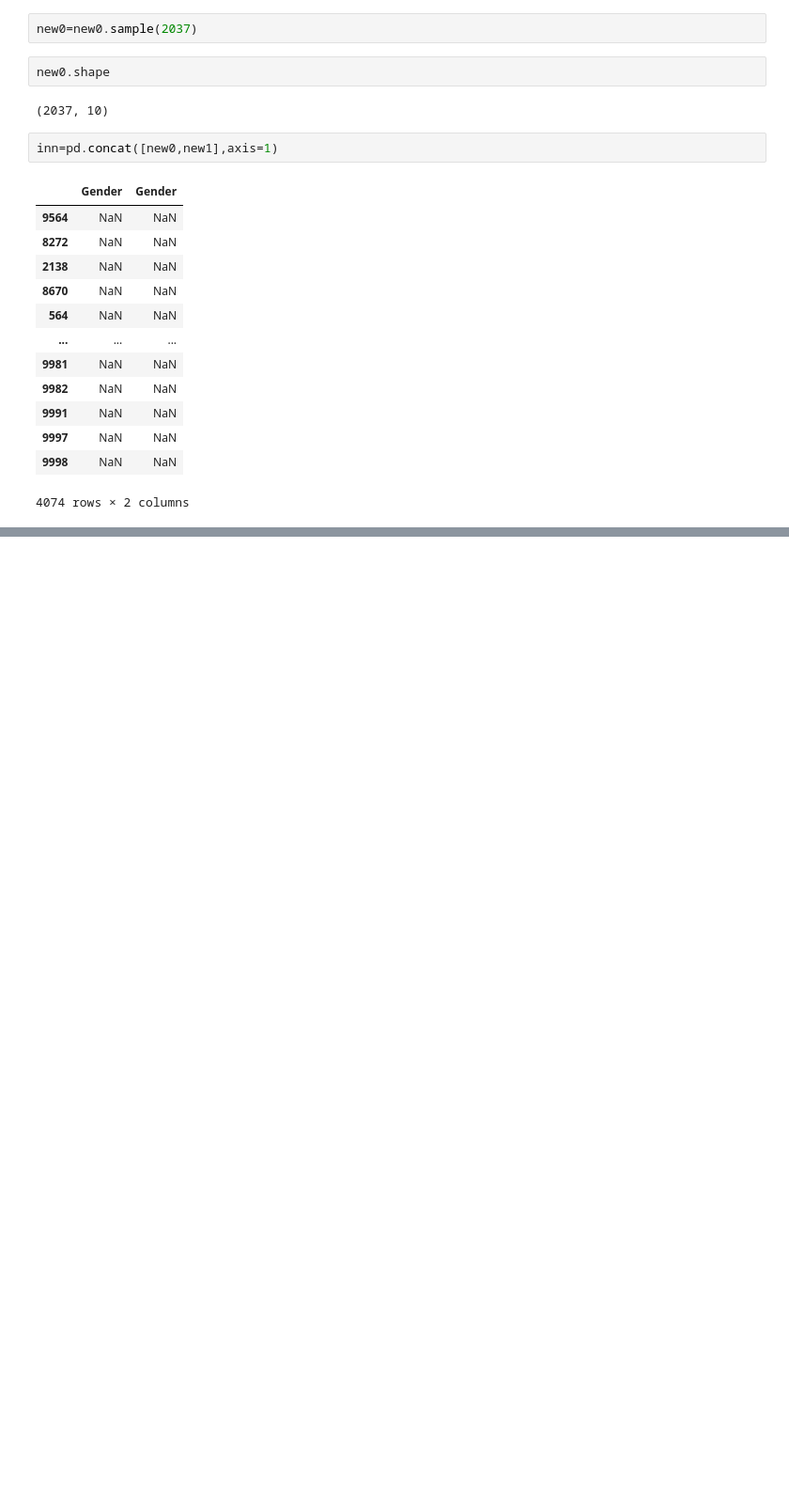
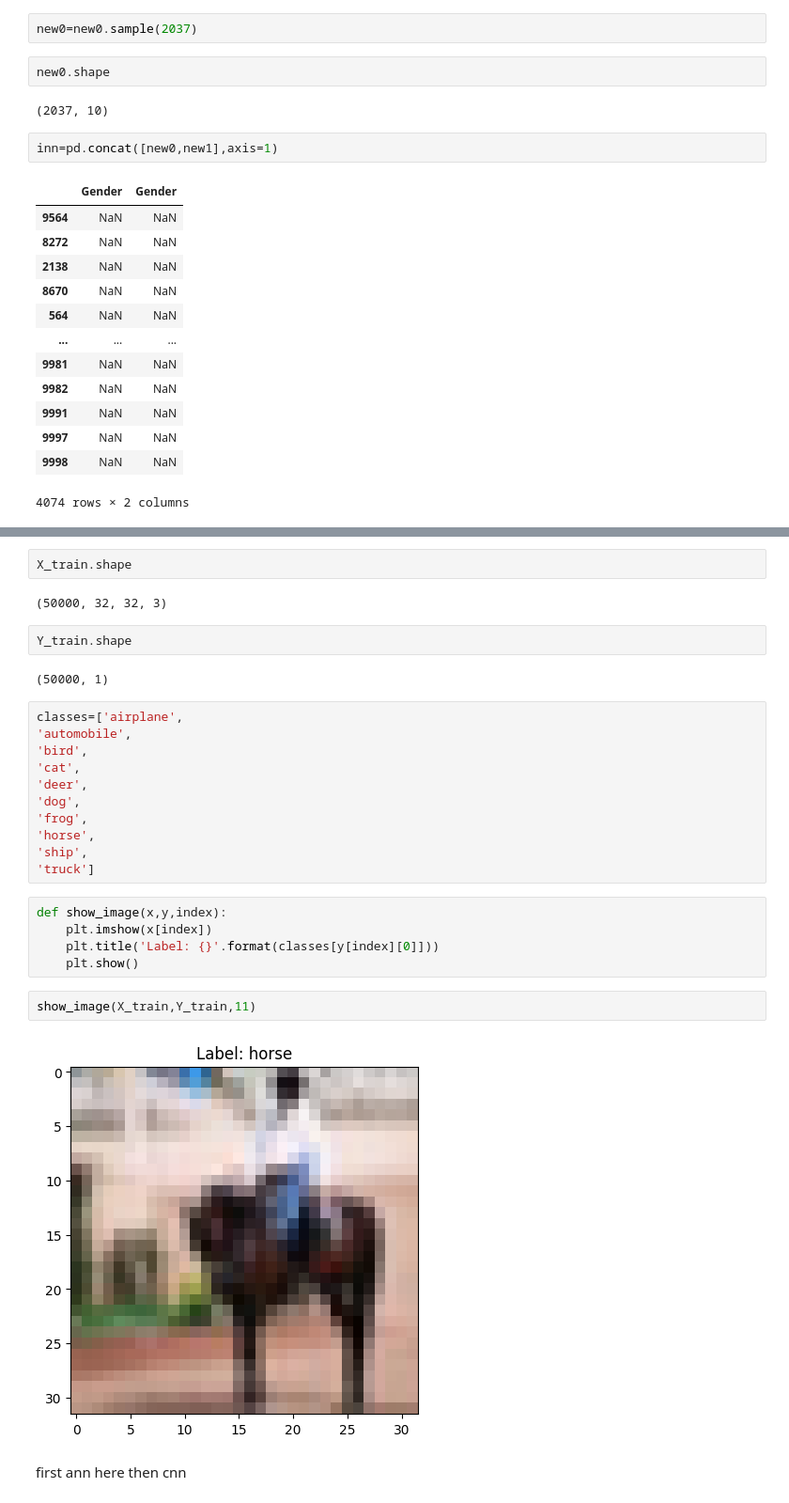
Before and after one commit to kailai-13/Neural_Networks_Hands_On, a Jupyter notebook: nnhandson.ipynb, the cells around one changed output, grey strips where cells are left out. Shown at 94% size. Cells and saved outputs as stored; diff of their text form; blank space fills up the shorter version.

```diff
--- a/nnhandson.ipynb
+++ b/nnhandson.ipynb
@@ -261,0 +265,30 @@ Downloading data from https://www.cs.toronto.edu/~kriz/cifar-10-python.tar.gz
+# %%
+X_train.shape
+# %% [output]
+(50000, 32, 32, 3)
+# %%
+Y_train.shape
+# %% [output]
+(50000, 1)
+# %%
+classes=['airplane',
+'automobile',
+'bird',
+'cat',
+'deer',
+'dog',
+'frog',
+'horse',
+'ship',
+'truck']
+# %%
+def show_image(x,y,index):
+    plt.imshow(x[index])
+    plt.title('Label: {}'.format(classes[y[index][0]]))
+    plt.show()
+# %%
+show_image(X_train,Y_train,11)
+# %% [output]
+[figure, added]
+# %% [markdown]
+first ann here then cnn
```
Also changed, not shown: parts of 2 cells of this notebook.
